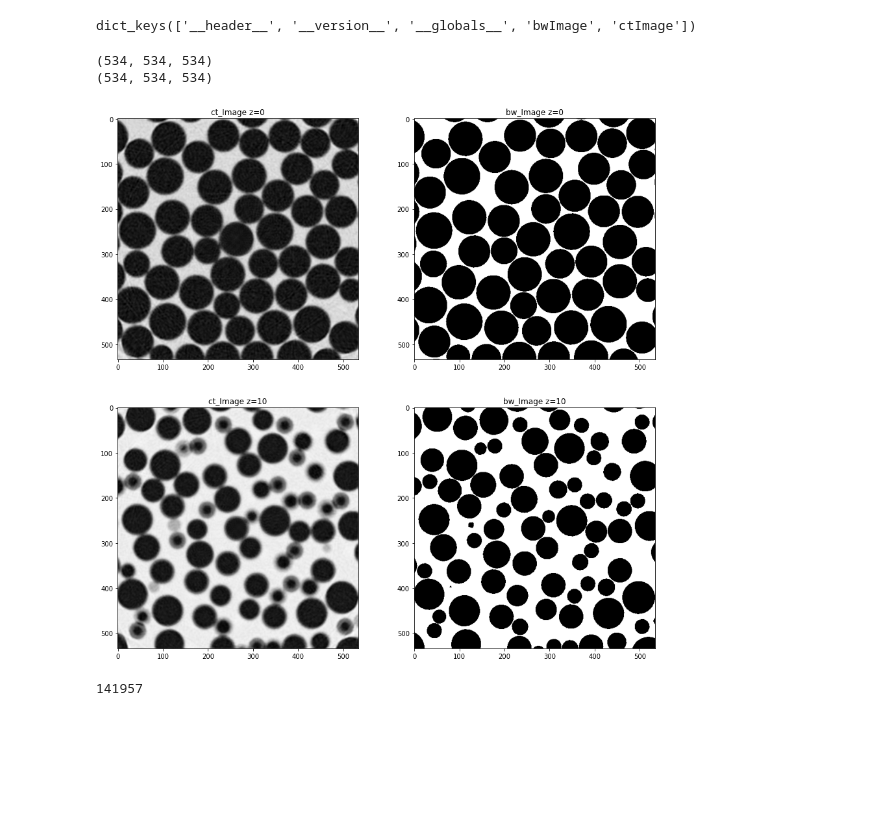
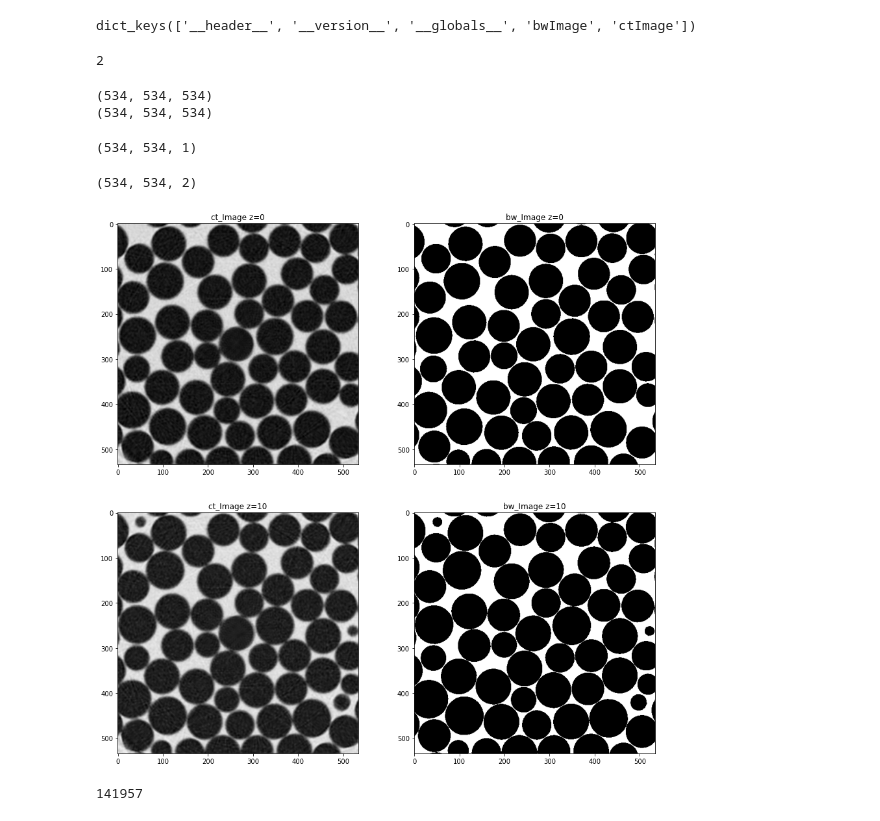
Before and after one commit to NikyParfenov/Aramco_Upstream_Solutions_Technathon_2020, a Jupyter notebook: evalf_porosity.ipynb, the cells around one changed output. Drawn from its saved outputs; the diff is of its cells as text; code cells hidden in the pictures; blank space fills up the shorter version.

```diff
--- a/evalf_porosity.ipynb
+++ b/evalf_porosity.ipynb
@@ -33,29 +33,44 @@ beta_mat = scipy.io.loadmat(os.path.join(data_dir, 'Beta_2_0.mat'))
 print(beta_mat.keys())
 # %% [output]
 dict_keys(['__header__', '__version__', '__globals__', 'bwImage', 'ctImage'])
+# %%
+np_random = []
+for _ in range(1000):
+    np_random.append(np.random.randint(3))
+max(np_random)
+# %% [output]
+2
 # %%
 print(beta_mat['bwImage'].shape)
 print(beta_mat['ctImage'].shape)
 # %% [output]
 (534, 534, 534)
 (534, 534, 534)
+# %%
+beta_mat['bwImage'][:,:,0][:,:,None].shape
+# %% [output]
+(534, 534, 1)
+# %%
+np.concatenate([beta_mat['bwImage'][:,:,0][:,:,None], beta_mat['bwImage'][:,:,10][:,:,None]], axis =2).shape
+# %% [output]
+(534, 534, 2)
 # %%
 fig, ((ax1, ax2), (ax3, ax4)) = plt.subplots(2, 2, figsize=(15,15))
 ax1.imshow(beta_mat['ctImage'][:,:,0], cmap='Greys')
 ax1.title.set_text("ct_Image z=0")
 
 ax2.imshow(beta_mat['bwImage'][:,:,0], cmap='Greys')
 ax2.title.set_text(f"bw_Image z=0")
 
-ax3.imshow(beta_mat['ctImage'][:,:,40], cmap='Greys')
+ax3.imshow(beta_mat['ctImage'][:,:,10], cmap='Greys')
 ax3.title.set_text(f"ct_Image z=10")
 
-ax4.imshow(beta_mat['bwImage'][:,:,40], cmap='Greys')
+ax4.imshow(beta_mat['bwImage'][:,:,10], cmap='Greys')
 ax4.title.set_text(f"bw_Image z=10")
 
 plt.show()
 # %% [output]
-[figure, old version]
+[figure, new version]
 # %%
 beta_mat['bwImage'][:,:,40].sum()
 # %% [output]
```
Also changed, not shown: 1 other file.
